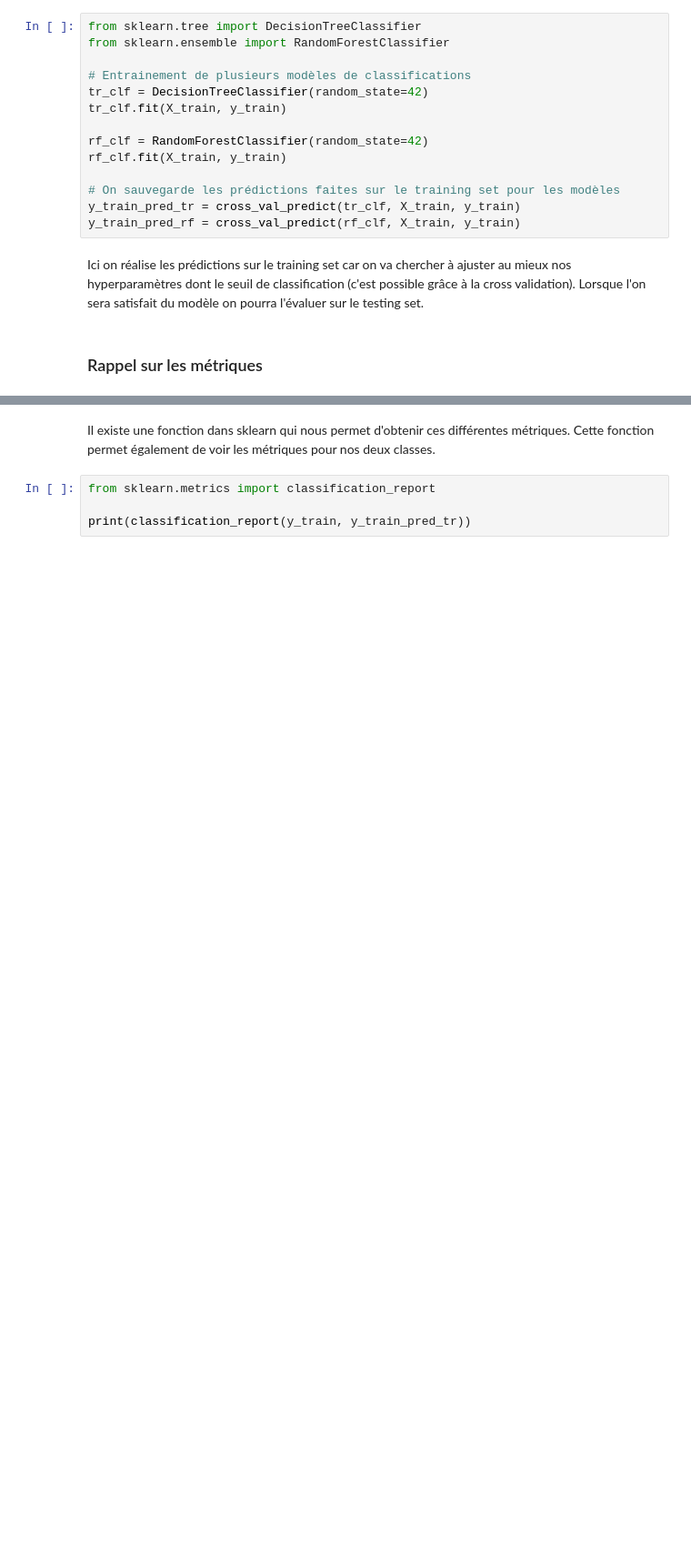
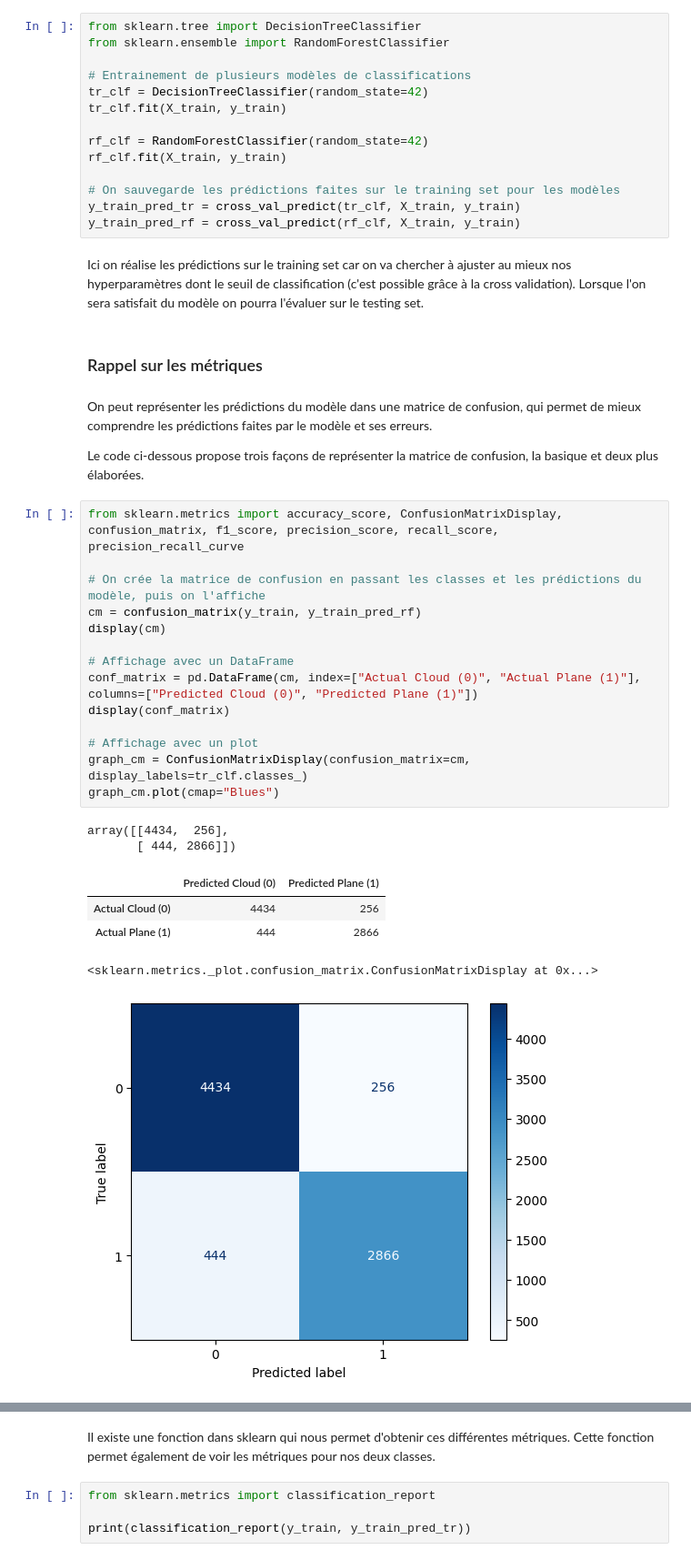
Before and after one commit to ElieLECAS/ML_avance, a Jupyter notebook: roc_auc/roc_auc.ipynb, the cells around one changed output, grey strips where cells are left out. Shown: that part at 91% size. Saved outputs shown, nothing was run; the diff lists cells and outputs as text; blank space fills up the shorter version.

```diff
--- a/roc_auc/roc_auc.ipynb
+++ b/roc_auc/roc_auc.ipynb
@@ -114,6 +106,32 @@ y_train_pred_rf = cross_val_predict(rf_clf, X_train, y_train)
 Ici on réalise les prédictions sur le training set car on va chercher à ajuster au mieux nos hyperparamètres dont le seuil de classification (c'est possible grâce à la cross validation). Lorsque l'on sera satisfait du modèle on pourra l'évaluer sur le testing set.
 # %% [markdown]
 ### Rappel sur les métriques
+# %% [markdown]
+On peut représenter les prédictions du modèle dans une matrice de confusion, qui permet de mieux comprendre les prédictions faites par le modèle et ses erreurs.
+
+Le code ci-dessous propose trois façons de représenter la matrice de confusion, la basique et deux plus élaborées.
+# %%
+from sklearn.metrics import accuracy_score, ConfusionMatrixDisplay, confusion_matrix, f1_score, precision_score, recall_score, precision_recall_curve
+
+# On crée la matrice de confusion en passant les classes et les prédictions du modèle, puis on l'affiche
+cm = confusion_matrix(y_train, y_train_pred_rf)
+display(cm)
+
+# Affichage avec un DataFrame
+conf_matrix = pd.DataFrame(cm, index=["Actual Cloud (0)", "Actual Plane (1)"], columns=["Predicted Cloud (0)", "Predicted Plane (1)"])
+display(conf_matrix)
+
+# Affichage avec un plot
+graph_cm = ConfusionMatrixDisplay(confusion_matrix=cm, display_labels=tr_clf.classes_)
+graph_cm.plot(cmap="Blues")
+# %% [output]
+array([[4434,  256],
+       [ 444, 2866]])
+|  | Predicted Cloud (0) | Predicted Plane (1) |
+| Actual Cloud (0) | 4434 | 256 |
+| Actual Plane (1) | 444 | 2866 |
+<sklearn.metrics._plot.confusion_matrix.ConfusionMatrixDisplay at 0x...>
+[figure, added]
 # %% [markdown]
 Lorsque l'on souhaite mesurer les performances d'un modèle de classification on dispose de plusieurs métriques :
 
```
Also changed, not shown: parts of 3 cells of this notebook, 3 other files.
